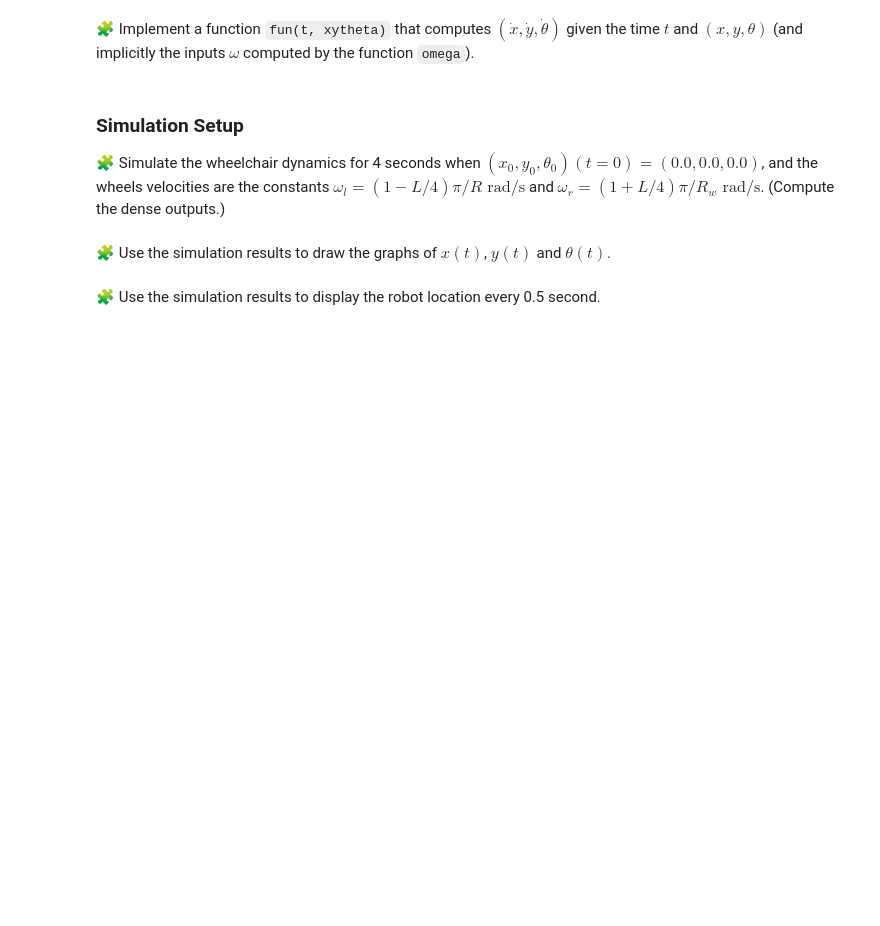
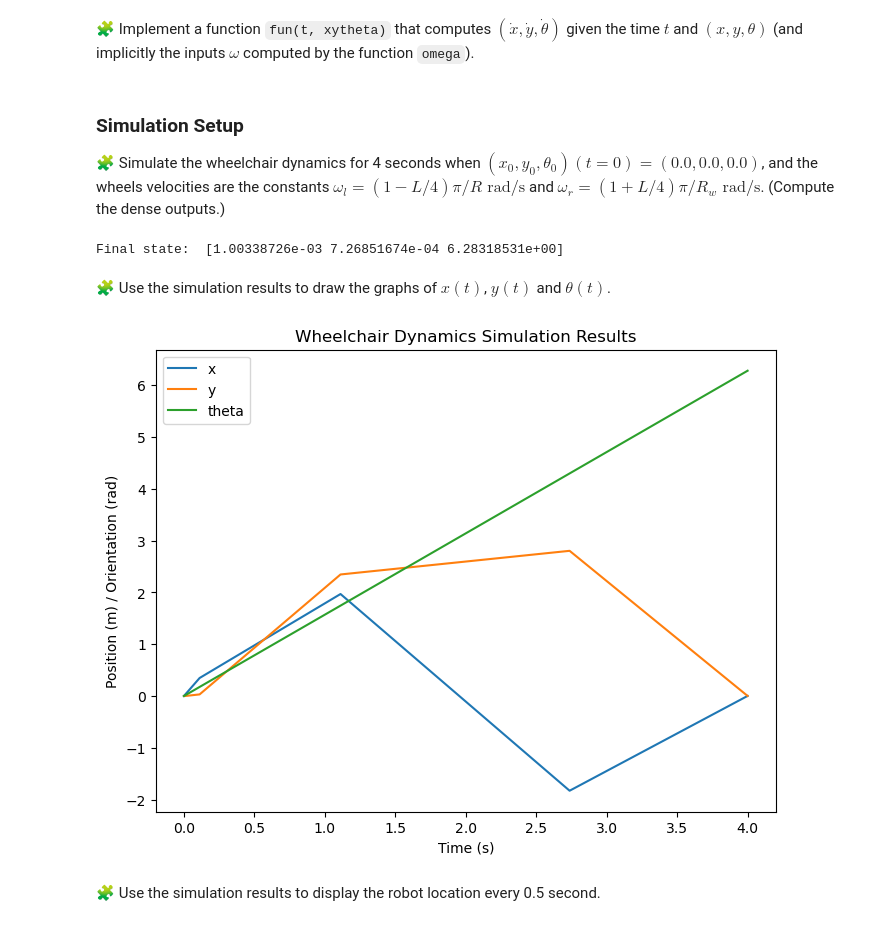
Before and after one commit to Centino00/control-engineering-with-python-project-2022-2023, a Jupyter notebook: Project-1.ipynb, the cells around one changed output. Drawn from its saved outputs; the diff is of its cells as text; code cells hidden in the pictures; blank space fills up the shorter version.

```diff
--- a/Project-1.ipynb
+++ b/Project-1.ipynb
@@ -151,5 +151,15 @@ def fun(t, xytheta):
 🧩 Simulate the wheelchair dynamics for 4 seconds when $(x_0, y_0, \theta_0)(t=0) = (0.0, 0.0, 0.0)$,
 and the wheels velocities are the constants $\omega_l = (1 - L/4)  \pi / R \mbox{ rad/s}$ and $\omega_r = (1 + L/4)  \pi / R_w \mbox{ rad/s}$.
 (Compute the dense outputs.)
+# %%
+from  scipy.integrate import solve_ivp
+t_span = (0, 4)
+sol = solve_ivp(fun, t_span, (0,0,0), dense_output=True)
+t_eval = np.linspace(0, 4, 1000)
+xytheta = sol.sol(t_eval)
+
+print("Final state: ", xytheta[:, -1])
+# %% [output]
+Final state:  [1.00338726e-03 7.26851674e-04 6.28318531e+00]
 # %% [markdown]
 🧩 Use the simulation results to draw the graphs of $x(t)$, $y(t)$ and $\theta(t)$.
@@ -158,2 +166,19 @@ pass
+# %%
+t = sol.t
+x = sol.y[0]
+y = sol.y[1]
+theta = sol.y[2]
+
+figure(figsize=(8,6))
+plot(t, x, label='x')
+plot(t, y, label='y')
+plot(t, theta, label='theta')
+xlabel('Time (s)')
+ylabel('Position (m) / Orientation (rad)')
+title('Wheelchair Dynamics Simulation Results')
+legend()
+show()
+# %% [output]
+[figure, added]
 # %% [markdown]
 🧩 Use the simulation results to display the robot location every 0.5 second.
```
Also changed, not shown: parts of 4 cells of this notebook.
